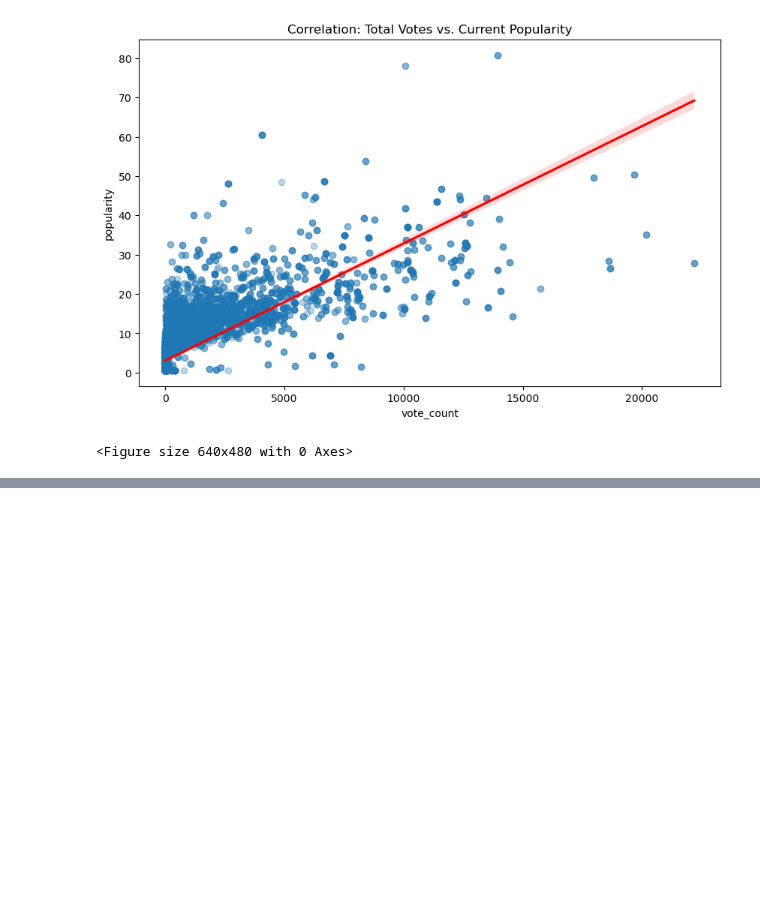
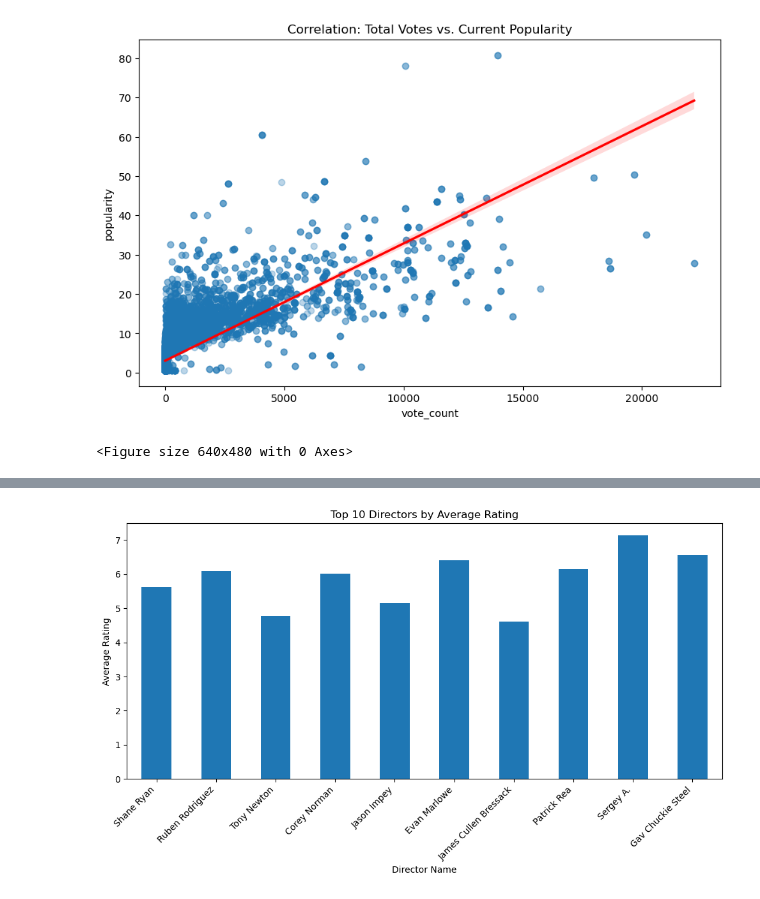
Before and after one commit to Alanmuchiri/Group7---Phase-2, a Jupyter notebook: film_performance.ipynb, the cells around one changed output, grey strips where cells are left out. Cells and saved outputs as stored; diff of their text form; code cells hidden in the pictures; blank space fills up the shorter version.

Commit message:
plot sql file

```diff
--- a/film_performance.ipynb
+++ b/film_performance.ipynb
@@ -728,0 +795,21 @@ plt.savefig('visuals/total_votes_vs_popularity.png')
+# %%
+dr_df = pd.read_sql("""
+SELECT
+    p.primary_name AS director_name,
+    AVG(r.averageRating) AS avg_rating,
+    COUNT(r.numVotes) AS total_votes -- Optional: include vote count for relevance
+FROM
+    persons p
+JOIN
+    directors d ON p.person_id = d.person_id
+JOIN
+    movie_basics mb ON d.movie_id = mb.movie_id
+JOIN
+    movie_ratings r ON mb.movie_id = r.movie_id
+GROUP BY
+    p.person_id, p.primary_name
+ORDER BY
+    (AVG(r.averageRating)+COUNT(r.numVotes)) DESC
+LIMIT 10;
+""",conn)
+dr_df
@@ -728,0 +828,20 @@ plt.savefig('visuals/total_votes_vs_popularity.png')
+# %%
+
+# Create the bar plot
+ax = dr_df.plot(x='director_name', y='avg_rating', kind='bar', figsize=(10, 6), legend=False)
+
+# Add title and labels
+plt.title('Top 10 Directors by Average Rating')
+plt.xlabel('Director Name')
+plt.ylabel('Average Rating')
+
+# Rotate x-axis labels for better readability
+plt.xticks(rotation=45, ha='right')
+
+# Ensure the layout is clean
+plt.tight_layout()
+
+# Display the plot
+plt.show()
+# %% [output]
+[figure, added]
```
Also changed, not shown: parts of 17 cells of this notebook, 14 other files.
